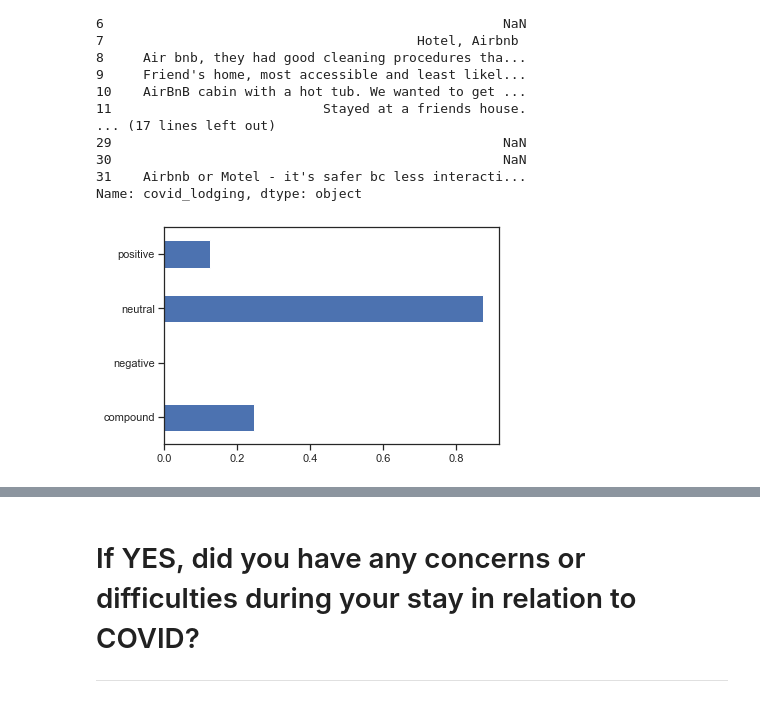
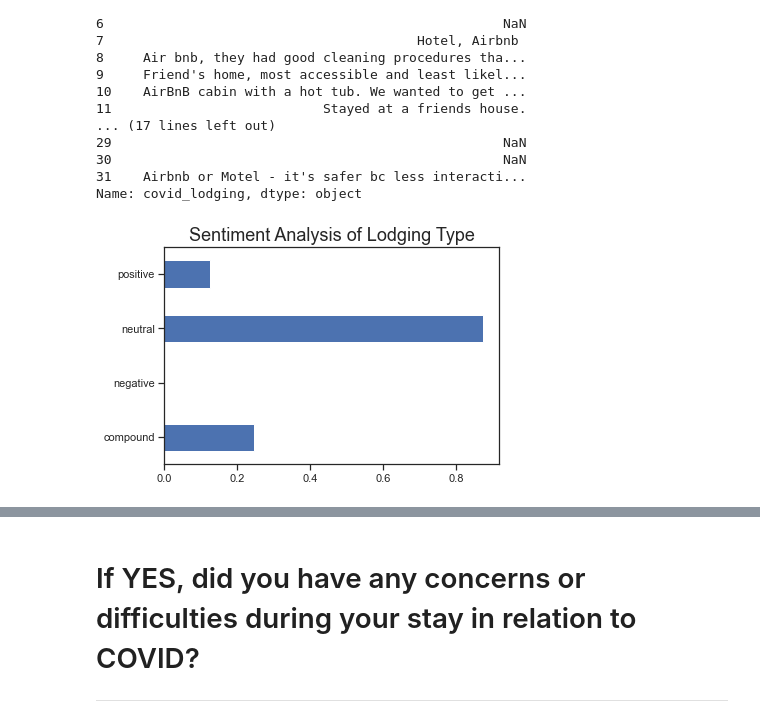
Before and after one commit to encodingintuition/Hackathon-small_business, a Jupyter notebook: code/prep_survy.ipynb, the cells around one changed output, grey strips where cells are left out. Cells and saved outputs as stored; diff of their text form; code cells hidden in the pictures.

```diff
--- a/code/prep_survy.ipynb
+++ b/code/prep_survy.ipynb
@@ -62,7 +49,7 @@ Subsets of survey
 # %%
 # read Survey
 
-df1 = pd.read_excel('../data/Post-pandemic_travel_lodging-1.xlsx', head = None )
+df1 = pd.read_excel('../data/Post-pandemic_travel_lodging-1.xlsx' )
 print(df1.shape)
 df1.head(1)
 # %% [output]
@@ -169,7 +151,7 @@ def age_group(age):
 
         return bucket
     except:
-        return none
+        return
 # %%
 """
 creates a data frame with all the sentiment observations
@@ -220,0 +188,2 @@ sns.barplot(y = df1.loc['age_group'].index,
+# %%
+df1['age_group'] = df1['age'].apply(age_group)
@@ -378,5 +446,7 @@ Name: covid_lodging, dtype: object
 # %%
 
 sentiment_analyzer(df1['covid_lodging']).mean().plot(kind = 'barh');
+plt.title("Sentiment Analysis of Lodging Type", size=18)
+plt.savefig("../img/'Sent_Ana-covid_lodging'", dpi=100)
 # %% [output]
-[figure, old version]
+[figure, new version]
```
Also changed, not shown: parts of 57 cells of this notebook, 19 other files.
